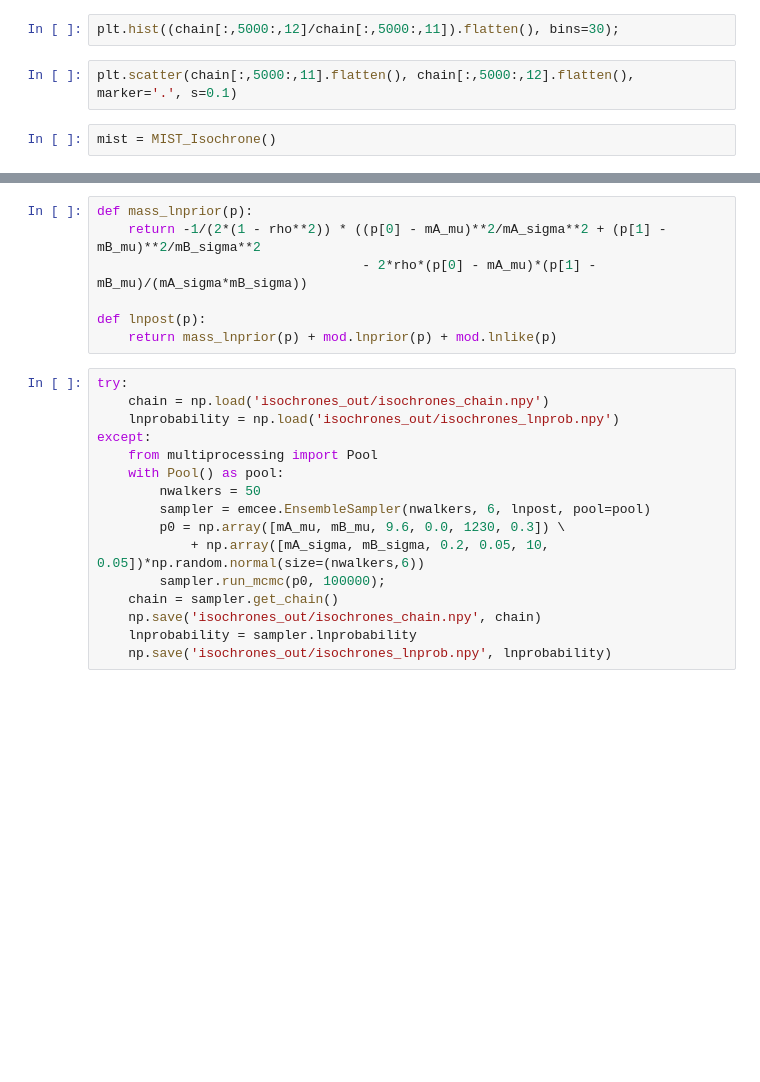
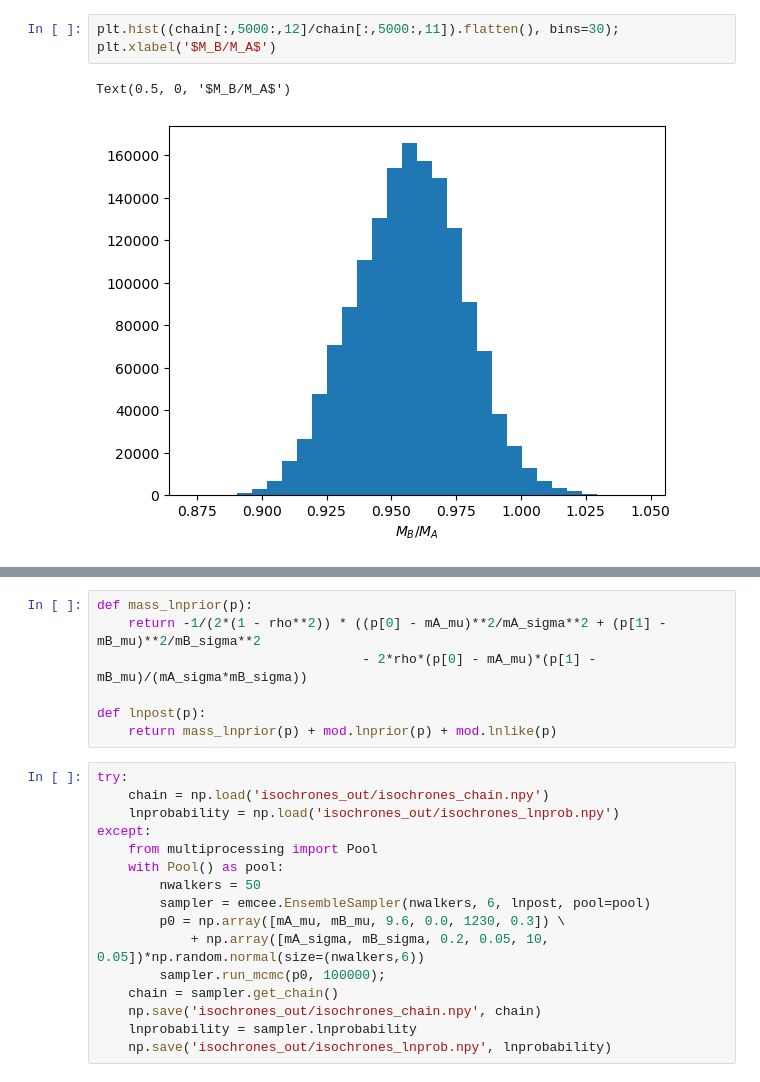
Before and after one commit to goldbergmax/etv-fit, a Jupyter notebook: isochrones.ipynb, the cells around one changed output, grey strips where cells are left out. Cells and saved outputs as stored; diff of their text form; blank space fills up the shorter version.

```diff
--- a/isochrones.ipynb
+++ b/isochrones.ipynb
@@ -28,6 +32,6 @@ plt.plot(np.linspace(0.8, 1.4, 100), norm.pdf(np.linspace(0.8, 1.4, 100), chain[
 # %%
 plt.hist((chain[:,5000:,12]/chain[:,5000:,11]).flatten(), bins=30);
+plt.xlabel('$M_B/M_A$')
+# %% [output]
+Text(0.5, 0, '$M_B/M_A$')
+[figure, added]
-# %%
-plt.scatter(chain[:,5000:,11].flatten(), chain[:,5000:,12].flatten(), marker='.', s=0.1)
-# %%
-mist = MIST_Isochrone()
```
Also changed, not shown: parts of 14 cells of this notebook.
